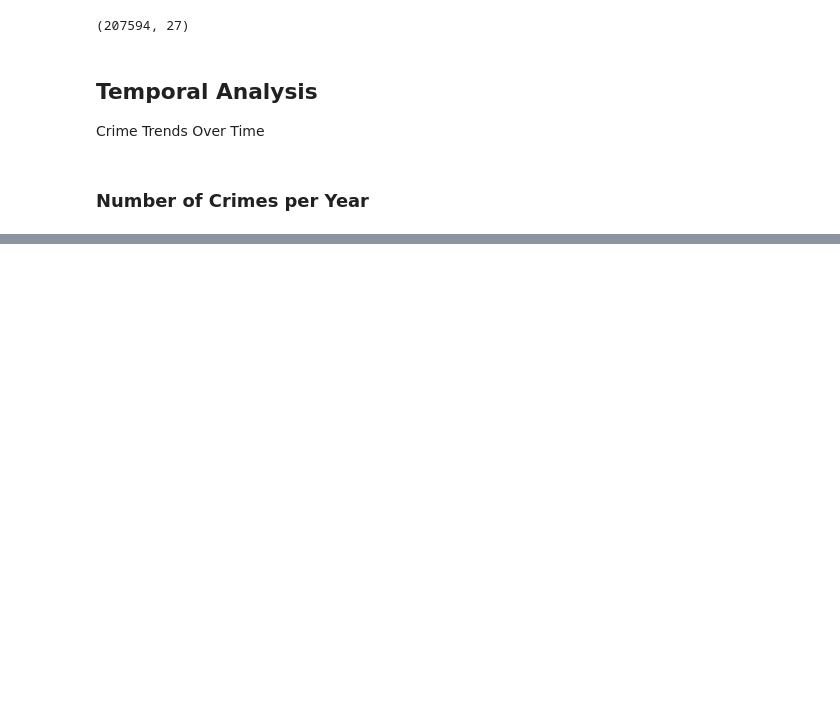
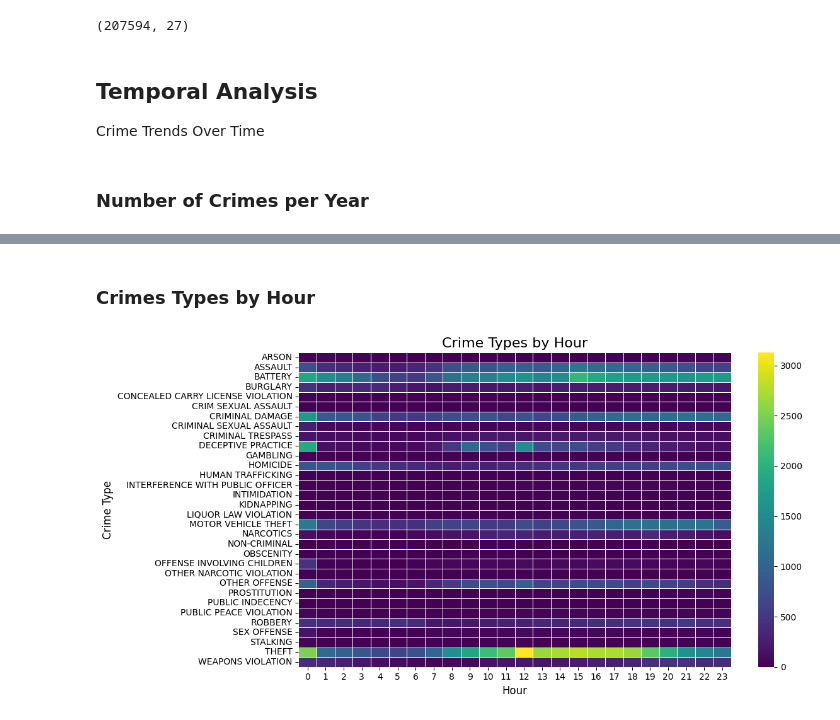
Before and after one commit to madhan96p/Chicago-Crime-Analyzer, a Jupyter notebook: crime.ipynb, the cells around one changed output, grey strips where cells are left out. Cells and saved outputs as stored; diff of their text form; code cells hidden in the pictures; blank space fills up the shorter version.

```diff
--- a/crime.ipynb
+++ b/crime.ipynb
@@ -168,0 +194,13 @@ plt.show()
+# %% [markdown]
+### Crimes Types by Hour
+# %%
+hourly_crime_type = df.groupby(['Hour', 'Primary Type']).size().unstack(fill_value=0)
+plt.figure(figsize=(12, 6))
+sns.heatmap(hourly_crime_type.T,cmap="viridis",linewidths=0.5,linecolor='white')
+plt.title("Crime Types by Hour", fontsize=16)
+plt.xlabel("Hour", fontsize=12)
+plt.ylabel("Crime Type", fontsize=12)
+plt.tight_layout()
+plt.show()
+# %% [output]
+[figure, added]
```
Also changed, not shown: parts of 14 cells of this notebook.
